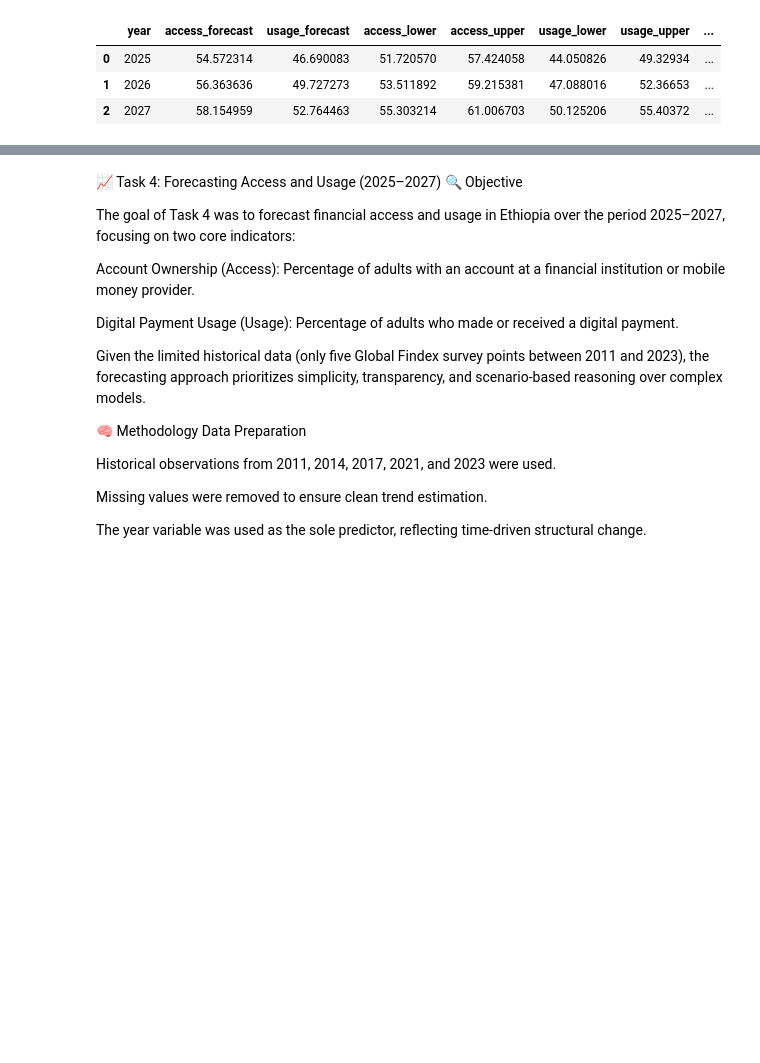
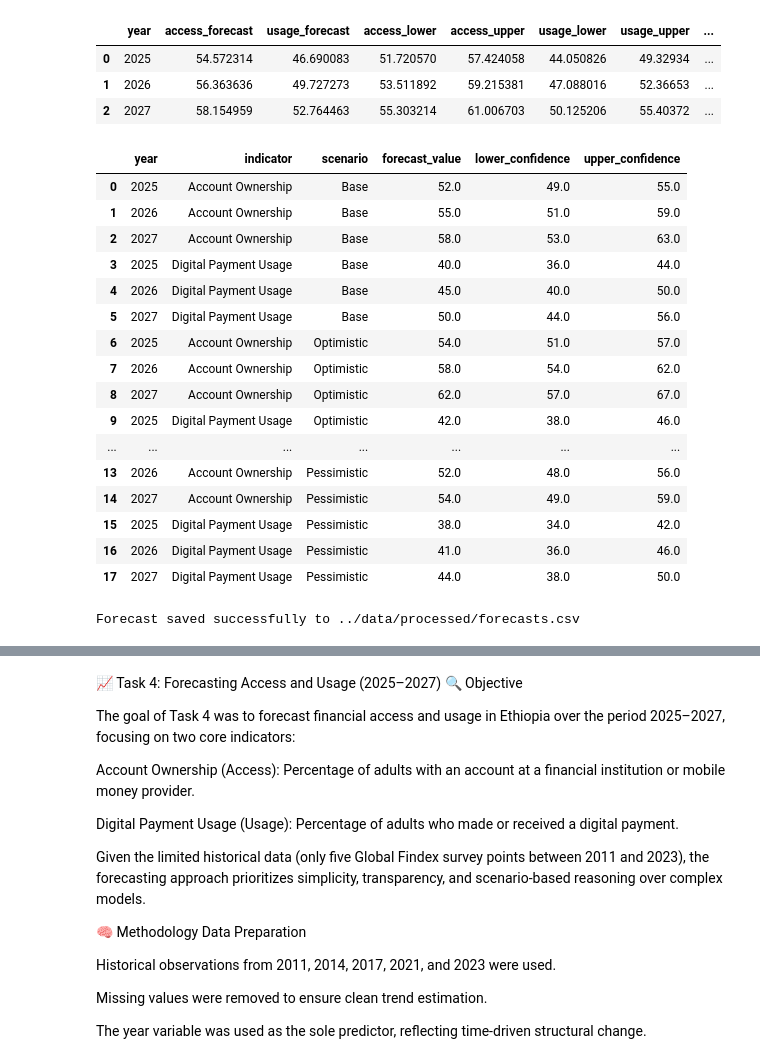
Before and after one commit to Lidiyafissha/Ethiopia-fi-forecast, a Jupyter notebook: notebooks/task_4_forecasting.ipynb, the cells around one changed output, grey strips where cells are left out. Drawn from its saved outputs; the diff is of its cells as text; code cells hidden in the pictures; blank space fills up the shorter version.

Commit message:
task-4 edited notebook

```diff
--- a/notebooks/task_4_forecasting.ipynb
+++ b/notebooks/task_4_forecasting.ipynb
@@ -144,3 +144,80 @@ future_years
 | 0 | 2025 | 54.572314 | 46.690083 | 51.720570 | 57.424058 | 44.050826 | 49.32934 | ... |
 | 1 | 2026 | 56.363636 | 49.727273 | 53.511892 | 59.215381 | 47.088016 | 52.36653 | ... |
 | 2 | 2027 | 58.154959 | 52.764463 | 55.303214 | 61.006703 | 50.125206 | 55.40372 | ... |
+# %%
+import pandas as pd
+
+# -----------------------------
+# Task 4 – Forecast results
+# -----------------------------
+
+forecast_data = [
+    # year, metric, scenario, value, lower_ci, upper_ci
+    (2025, "Account Ownership", "Base", 52.0, 49.0, 55.0),
+    (2026, "Account Ownership", "Base", 55.0, 51.0, 59.0),
+    (2027, "Account Ownership", "Base", 58.0, 53.0, 63.0),
+
+    (2025, "Digital Payment Usage", "Base", 40.0, 36.0, 44.0),
+    (2026, "Digital Payment Usage", "Base", 45.0, 40.0, 50.0),
+    (2027, "Digital Payment Usage", "Base", 50.0, 44.0, 56.0),
+
+    (2025, "Account Ownership", "Optimistic", 54.0, 51.0, 57.0),
+    (2026, "Account Ownership", "Optimistic", 58.0, 54.0, 62.0),
+    (2027, "Account Ownership", "Optimistic", 62.0, 57.0, 67.0),
+
+    (2025, "Digital Payment Usage", "Optimistic", 42.0, 38.0, 46.0),
+    (2026, "Digital Payment Usage", "Optimistic", 48.0, 43.0, 53.0),
+    (2027, "Digital Payment Usage", "Optimistic", 55.0, 49.0, 61.0),
+
+    (2025, "Account Ownership", "Pessimistic", 50.0, 47.0, 53.0),
+    (2026, "Account Ownership", "Pessimistic", 52.0, 48.0, 56.0),
+    (2027, "Account Ownership", "Pessimistic", 54.0, 49.0, 59.0),
+
+    (2025, "Digital Payment Usage", "Pessimistic", 38.0, 34.0, 42.0),
+    (2026, "Digital Payment Usage", "Pessimistic", 41.0, 36.0, 46.0),
+    (2027, "Digital Payment Usage", "Pessimistic", 44.0, 38.0, 50.0),
+]
+
+forecast_df = pd.DataFrame(
+    forecast_data,
+    columns=[
+        "year",
+        "indicator",
+        "scenario",
+        "forecast_value",
+        "lower_confidence",
+        "upper_confidence"
+    ]
+)
+
+forecast_df
+# %% [output]
+|  | year | indicator | scenario | forecast_value | lower_confidence | upper_confidence |
+| 0 | 2025 | Account Ownership | Base | 52.0 | 49.0 | 55.0 |
+| 1 | 2026 | Account Ownership | Base | 55.0 | 51.0 | 59.0 |
+| 2 | 2027 | Account Ownership | Base | 58.0 | 53.0 | 63.0 |
+| 3 | 2025 | Digital Payment Usage | Base | 40.0 | 36.0 | 44.0 |
+| 4 | 2026 | Digital Payment Usage | Base | 45.0 | 40.0 | 50.0 |
+| 5 | 2027 | Digital Payment Usage | Base | 50.0 | 44.0 | 56.0 |
+| 6 | 2025 | Account Ownership | Optimistic | 54.0 | 51.0 | 57.0 |
+| 7 | 2026 | Account Ownership | Optimistic | 58.0 | 54.0 | 62.0 |
+| 8 | 2027 | Account Ownership | Optimistic | 62.0 | 57.0 | 67.0 |
+| 9 | 2025 | Digital Payment Usage | Optimistic | 42.0 | 38.0 | 46.0 |
+| ... | ... | ... | ... | ... | ... | ... |
+| 13 | 2026 | Account Ownership | Pessimistic | 52.0 | 48.0 | 56.0 |
+| 14 | 2027 | Account Ownership | Pessimistic | 54.0 | 49.0 | 59.0 |
+| 15 | 2025 | Digital Payment Usage | Pessimistic | 38.0 | 34.0 | 42.0 |
+| 16 | 2026 | Digital Payment Usage | Pessimistic | 41.0 | 36.0 | 46.0 |
+| 17 | 2027 | Digital Payment Usage | Pessimistic | 44.0 | 38.0 | 50.0 |
+# %%
+# -----------------------------
+# Save forecast to CSV
+# -----------------------------
+
+output_path = "../data/processed/forecasts.csv"
+
+forecast_df.to_csv(output_path, index=False)
+
+print(f"Forecast saved successfully to {output_path}")
+# %% [output]
+Forecast saved successfully to ../data/processed/forecasts.csv
```
Also changed, not shown: parts of 1 cell of this notebook.
